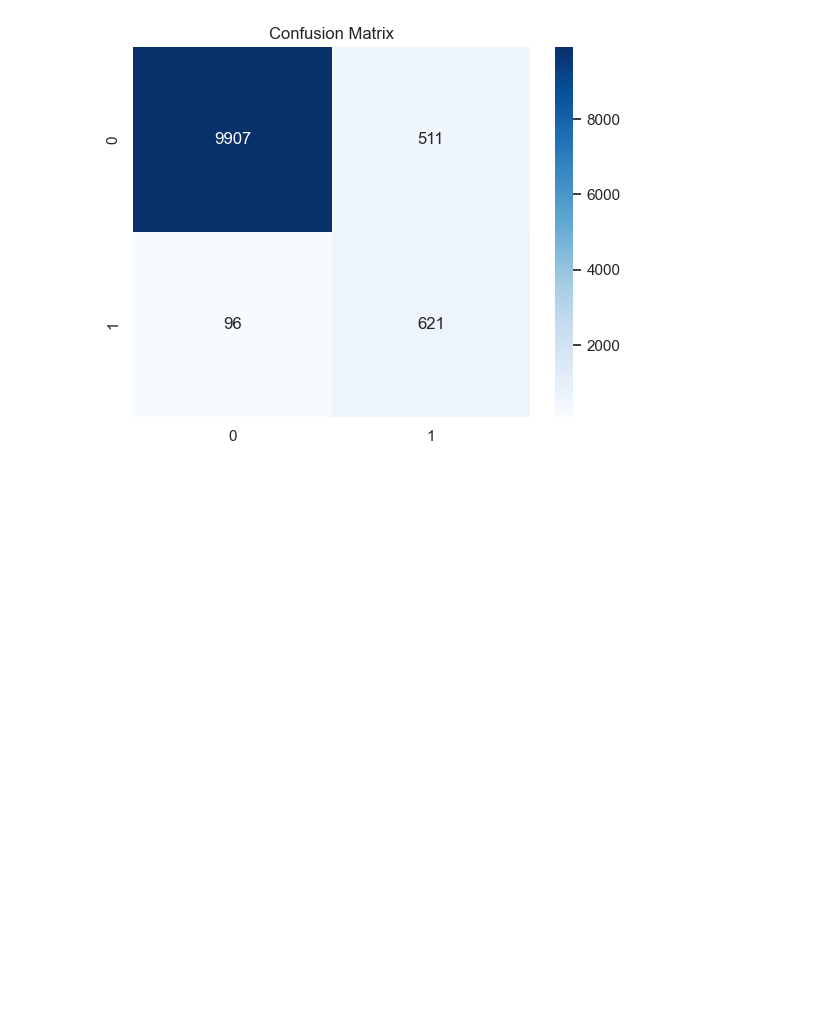
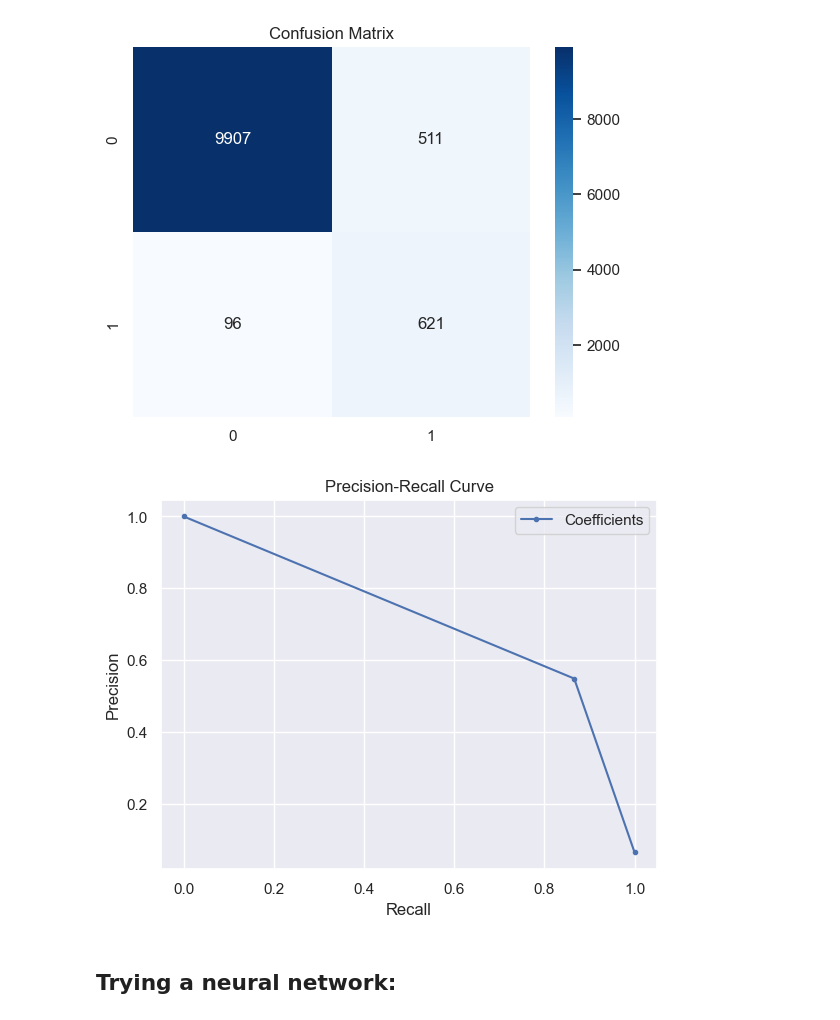
Before and after one commit to jadiasoham/Financial-Fraud-Detection, a Jupyter notebook: predictive_modeling.ipynb, the cells around one changed output. Drawn from its saved outputs; the diff is of its cells as text; code cells hidden in the pictures; blank space fills up the shorter version.

```diff
--- a/predictive_modeling.ipynb
+++ b/predictive_modeling.ipynb
@@ -288,7 +288,7 @@ X_train, X_test, y_train, y_test = train_test_split(inputs, targets, test_size=
 smote = SMOTE(random_state= 42)
 X_train_smote, y_train_smote = smote.fit_resample(X_train, y_train)
 
-another_logreg_model = LogisticRegression(random_state= 42, class_weight= 'balanced', verbose= 2)
+another_logreg_model = LogisticRegression(random_state= 42, class_weight= 'balanced', verbose= 1)
 
 param_grid = {
     'C': [0.1, 1, 10, 100],
@@ -412,3 +412,17 @@ plt.title('Confusion Matrix')
 plt.show()
 # %% [output]
 [figure]
+# %%
+precision_values, recall_values, _ = precision_recall_curve(y_test, y_pred_rf)
+
+plt.figure()
+plt.plot(recall_values, precision_values, marker='.', label='Coefficients')
+plt.xlabel('Recall')
+plt.ylabel('Precision')
+plt.title('Precision-Recall Curve')
+plt.legend()
+plt.show()
+# %% [output]
+[figure, added]
+# %% [markdown]
+## Trying a neural network:
```
Also changed, not shown: parts of 4 cells of this notebook.
